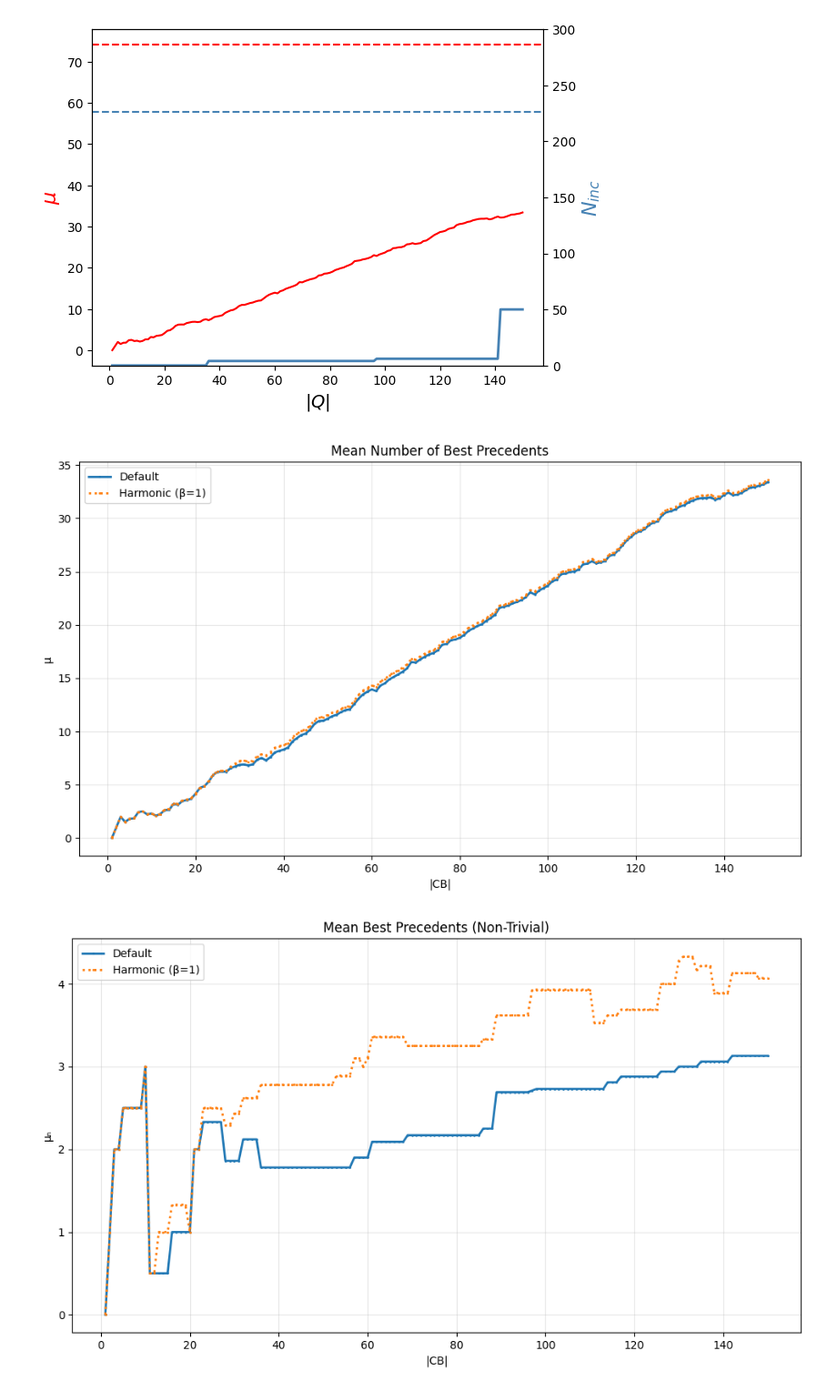
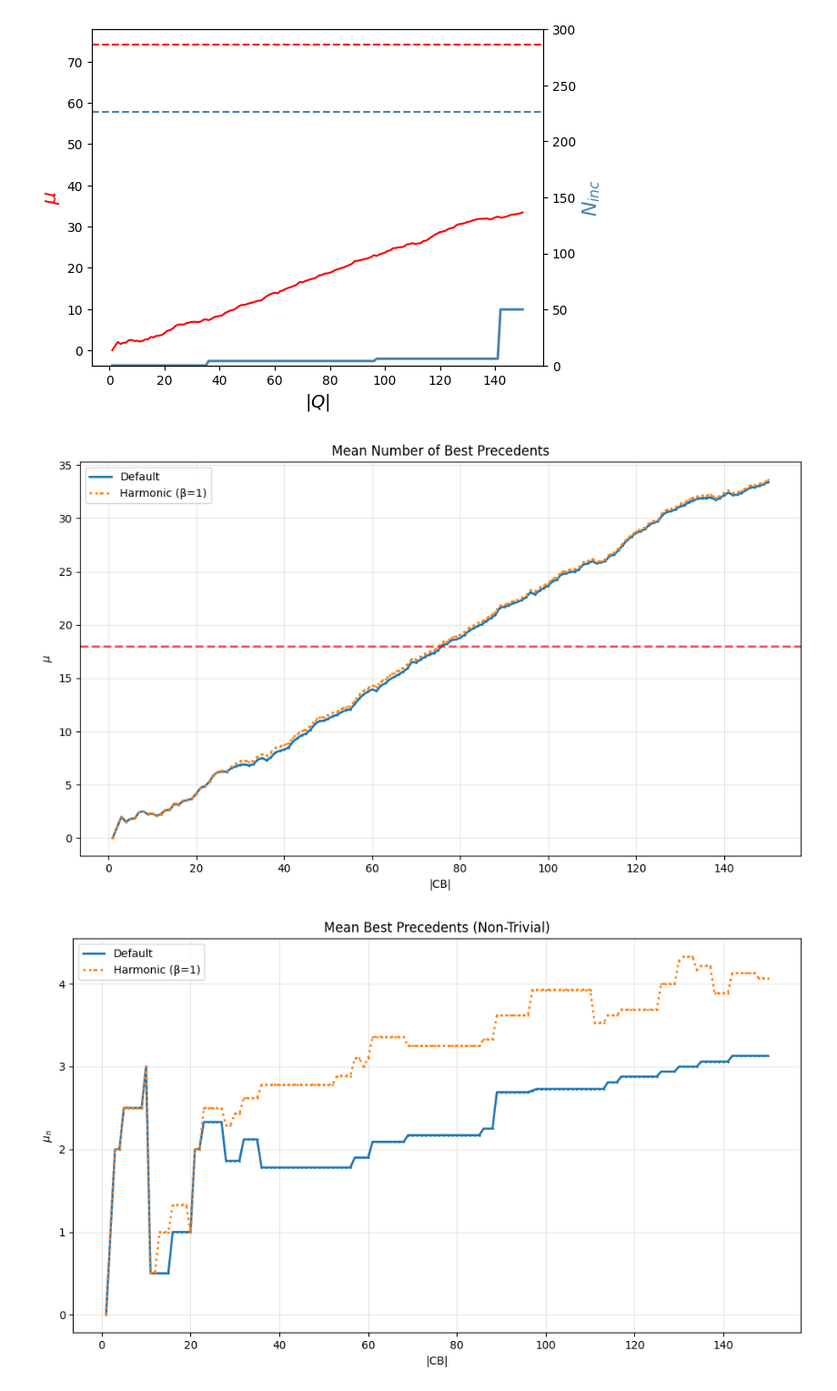
Before and after one commit to JGTP/ICAIL, a Jupyter notebook: graphs.ipynb, the cells around one changed output. Shown at 91% size. Drawn from its saved outputs; the diff is of its cells as text; code cells hidden in the pictures.

Commit message:
constant

```diff
--- a/graphs.ipynb
+++ b/graphs.ipynb
@@ -70,45 +70,59 @@ df_default = pd.read_csv("results/Q_admission_default.csv", sep=";", index_col="
 df_harmonic = pd.read_csv("results/Q_admission_harmonic.csv", sep=";", index_col="|Q|")
 
 
-# Plot function
-def plot_metric(df_default, df_harmonic, metric, ylabel, title):
+def plot_metric(df_default, df_harmonic, metric, ylabel, title, constant_line=None):
     plt.figure(figsize=(10, 6))
     plt.plot(
         df_default.index,
         df_default[metric],
         marker="o",
         label="Default",
         linewidth=2,
         markersize=1,
         linestyle="-",
     )
     plt.plot(
         df_harmonic.index,
         df_harmonic[metric],
         marker="s",
         label="Harmonic (β=1)",
         linewidth=2,
         markersize=1,
         linestyle=":",
     )
+
+    # Add horizontal dashed line if specified
+    if constant_line is not None:
+        plt.axhline(
+            y=constant_line, color="red", linestyle="--", linewidth=2, alpha=0.7
+        )
+
     plt.xlabel("|CB|")
     plt.ylabel(ylabel)
     plt.title(title)
     plt.legend()
     plt.grid(alpha=0.3)
     plt.tight_layout()
     plt.show()
 
 
-# Create all plots
-plot_metric(df_default, df_harmonic, "mu", "μ", "Mean Number of Best Precedents")
-plot_metric(df_default, df_harmonic, "mu_n", "μₙ", "Mean Best Precedents (Non-Trivial)")
-plot_metric(df_default, df_harmonic, "Ninc", "N_inc", "Inconsistent Forcings")
-plot_metric(df_default, df_harmonic, "Ndel", "N_del", "Deletions Required")
-plot_metric(df_default, df_harmonic, "Ntws", "N_tws", "Trivial Winning Strategies")
-plot_metric(df_default, df_harmonic, "Nn", "N_n", "Non-Trivial Winning Strategies")
+plot_metric(
+    df_default,
+    df_harmonic,
+    "mu",
+    "$\mu$",
+    "Mean Number of Best Precedents",
+    constant_line=18,
+)
+plot_metric(
+    df_default, df_harmonic, "mu_n", "$\mu_n$", "Mean Best Precedents (Non-Trivial)"
+)
+plot_metric(df_default, df_harmonic, "Ninc", "$N_{inc}$", "Inconsistent Forcings")
+plot_metric(df_default, df_harmonic, "Ndel", "$N_{del}$", "Deletions Required")
+plot_metric(df_default, df_harmonic, "Ntws", "$N_{tws}$", "Trivial Winning Strategies")
+plot_metric(df_default, df_harmonic, "Nn", "$N_n$", "Non-Trivial Winning Strategies")
 # %% [output]
-[figure, old version]
+[figure, new version]
-[figure, old version]
+[figure, new version]
 [figure]
 [figure]
```
Also changed, not shown: parts of 1 cell of this notebook.
